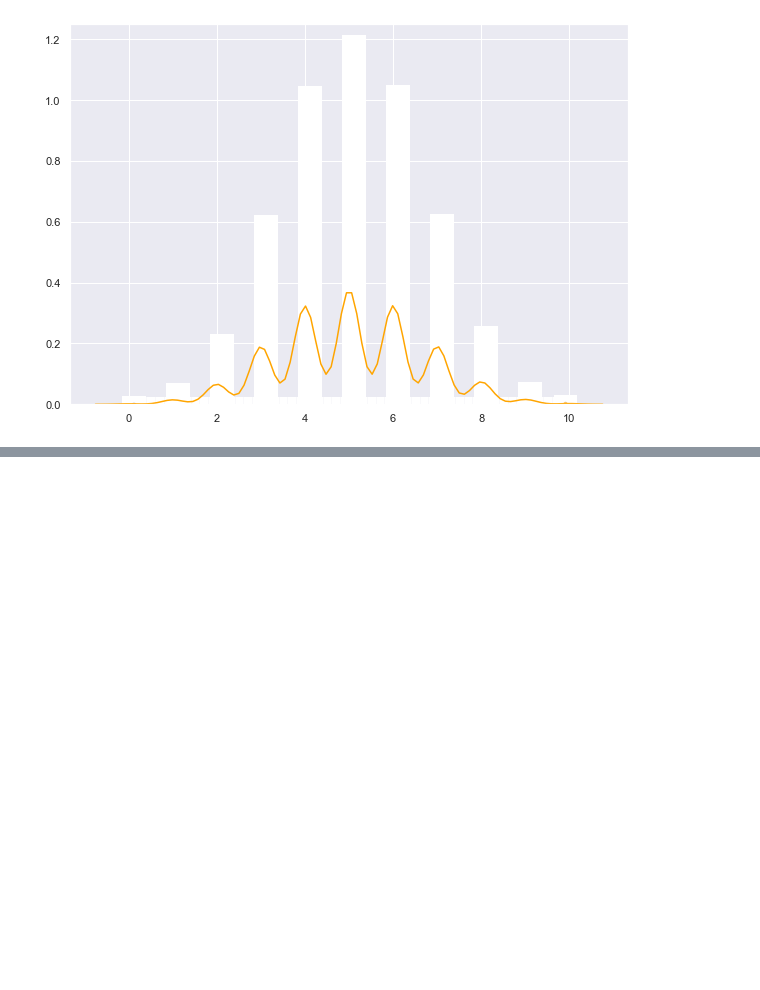
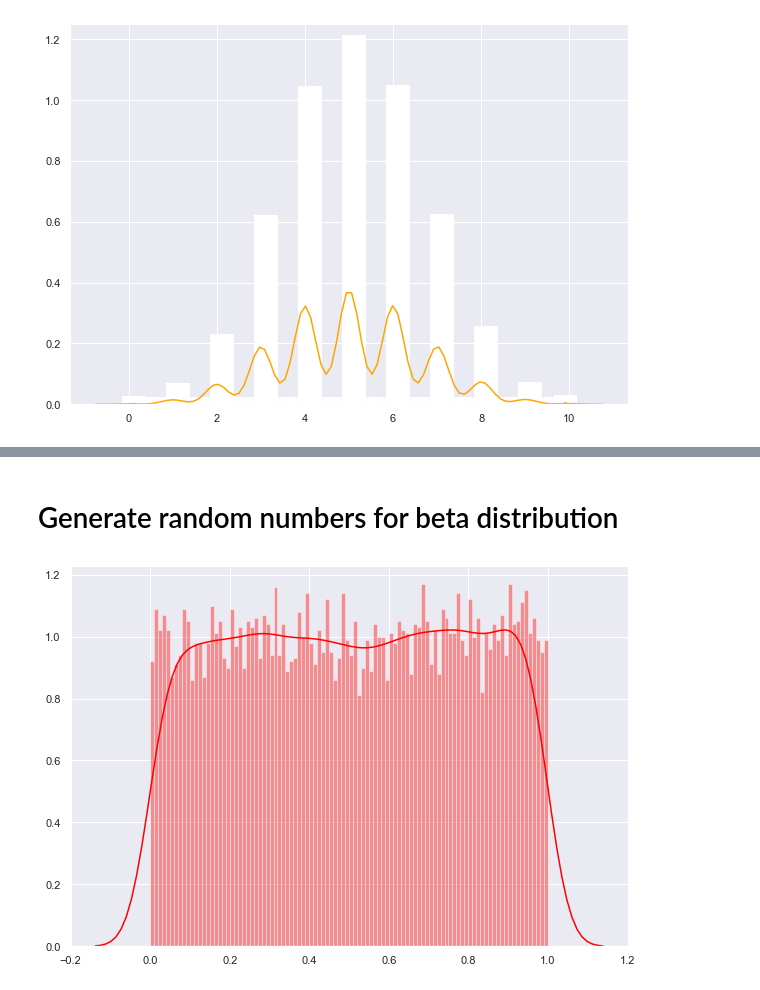
Before and after one commit to muhammad-usman147/StatisticsInPython, a Jupyter notebook: ProbabilityDistributations.ipynb, the cells around one changed output, grey strips where cells are left out. Cells and saved outputs as stored; diff of their text form; code cells hidden in the pictures; blank space fills up the shorter version.

```diff
--- a/ProbabilityDistributations.ipynb
+++ b/ProbabilityDistributations.ipynb
@@ -82,0 +96,8 @@ ax = sns.distplot(data_binom,color = 'orange',
+# %% [markdown]
+# Generate random numbers for beta distribution
+# %%
+from scipy.stats import beta
+data_beta = beta.rvs(1,1,size = 10000)
+ax = sns.distplot(data_beta,color= 'red',bins = 100)
+# %% [output]
+[figure, added]
```
Also changed, not shown: parts of 12 cells of this notebook.
